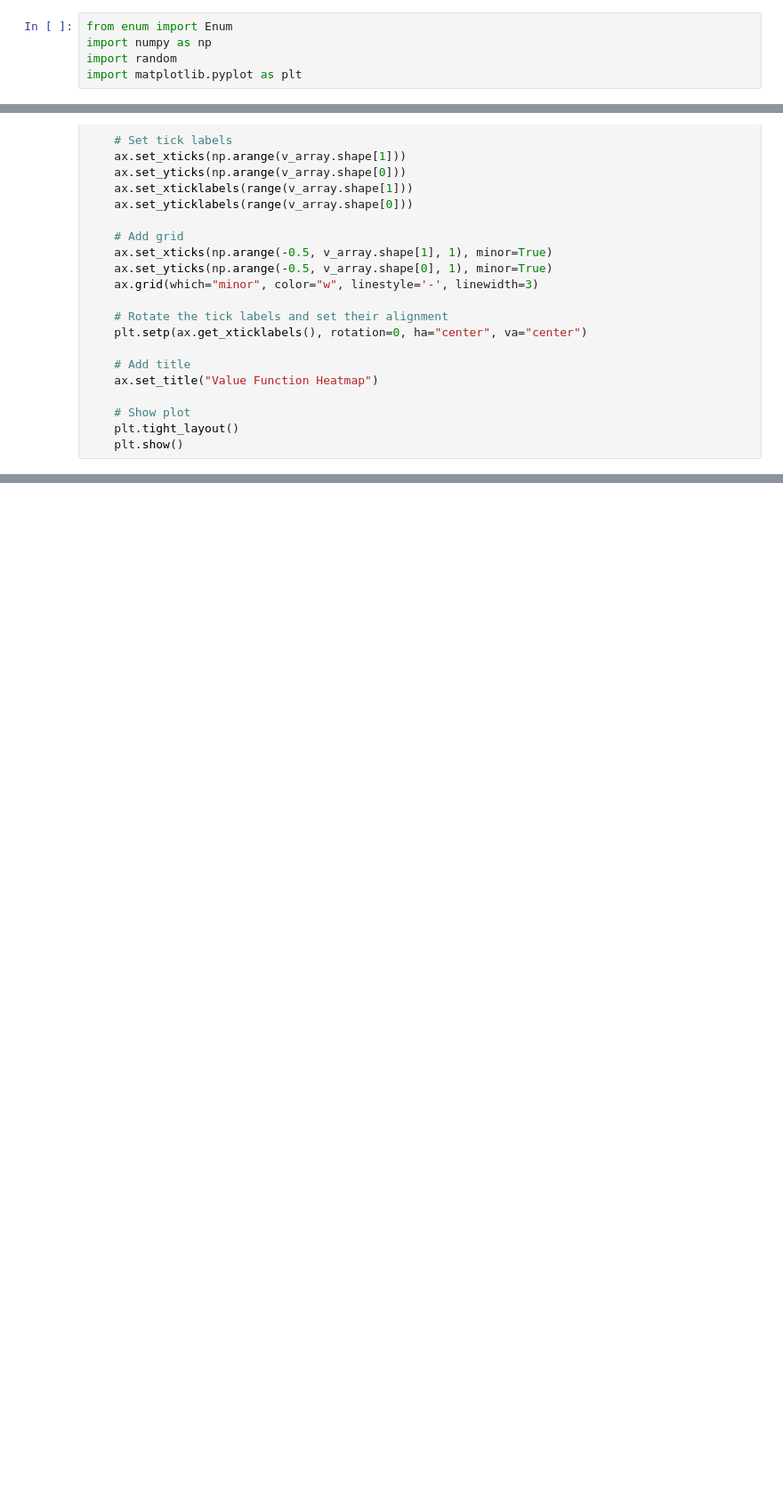
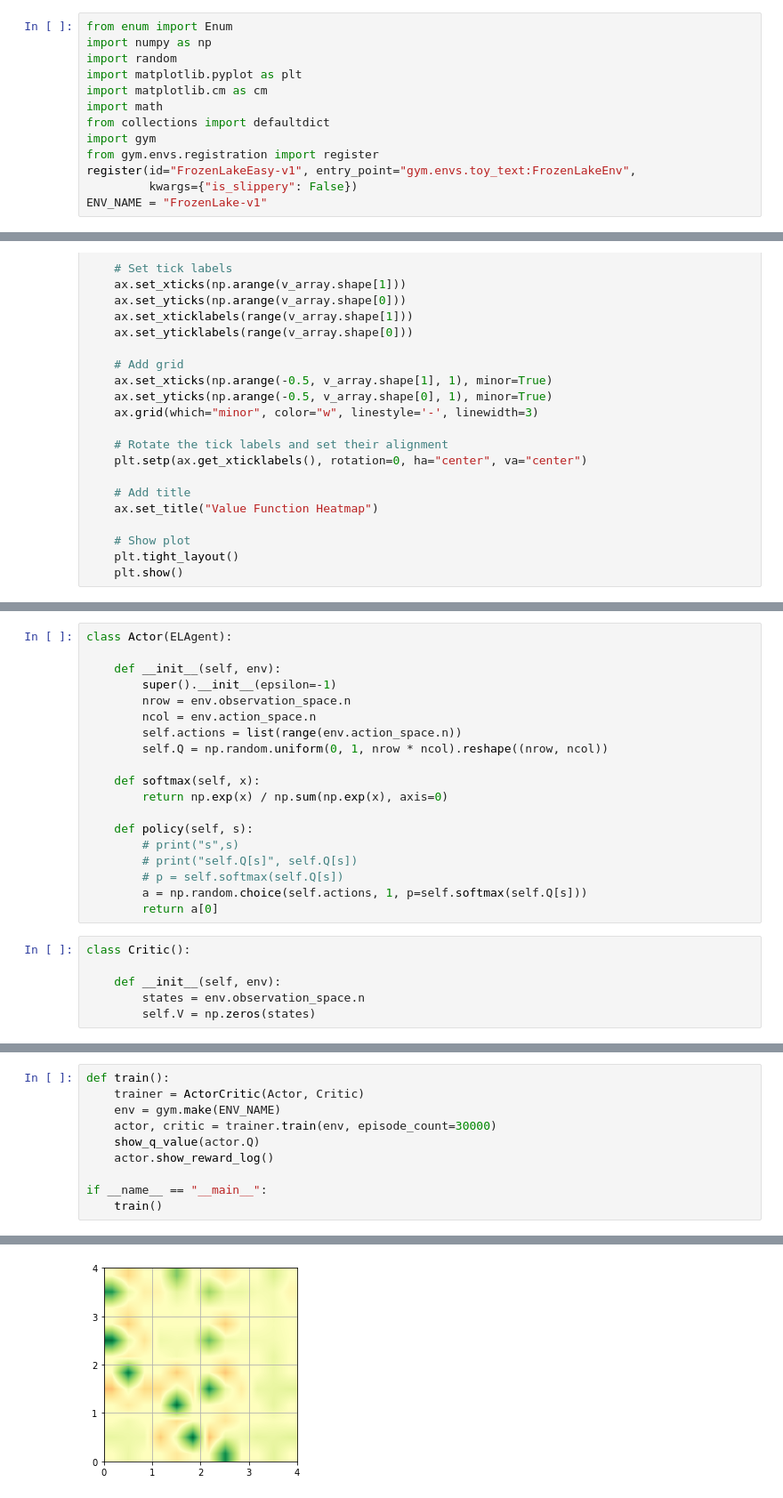
Before and after one commit to ayatemp/RL_Training, a Jupyter notebook: RL_StartUp/Chapter_3/Actor_Critic.ipynb, the cells around one changed output, grey strips where cells are left out. Shown: that part at 89% size. Cells and saved outputs as stored; diff of their text form; blank space fills up the shorter version.

```diff
--- a/RL_StartUp/Chapter_3/Actor_Critic.ipynb
+++ b/RL_StartUp/Chapter_3/Actor_Critic.ipynb
@@ -3,6 +3,14 @@ from enum import Enum
 import numpy as np
 import random
 import matplotlib.pyplot as plt
+import matplotlib.cm as cm
+import math
+from collections import defaultdict
+import gym
+from gym.envs.registration import register
+register(id="FrozenLakeEasy-v1", entry_point="gym.envs.toy_text:FrozenLakeEnv",
+         kwargs={"is_slippery": False})
+ENV_NAME = "FrozenLake-v1"
 # %%
 def visualize_v_grid(v_grid, env):
     fig, ax = plt.subplots(figsize=(10, 8))
@@ -149,0 +172,25 @@ if __name__ == "__main__":
+# %%
+class Actor(ELAgent):
+
+    def __init__(self, env):
+        super().__init__(epsilon=-1)
+        nrow = env.observation_space.n
+        ncol = env.action_space.n
+        self.actions = list(range(env.action_space.n))
+        self.Q = np.random.uniform(0, 1, nrow * ncol).reshape((nrow, ncol))
+
+    def softmax(self, x):
+        return np.exp(x) / np.sum(np.exp(x), axis=0)
+
+    def policy(self, s):
+        # print("s",s)
+        # print("self.Q[s]", self.Q[s])
+        # p = self.softmax(self.Q[s])
+        a = np.random.choice(self.actions, 1, p=self.softmax(self.Q[s]))
+        return a[0]
+# %%
+class Critic():
+
+    def __init__(self, env):
+        states = env.observation_space.n
+        self.V = np.zeros(states)
@@ -149,0 +236,11 @@ if __name__ == "__main__":
+# %%
+def train():
+    trainer = ActorCritic(Actor, Critic)
+    env = gym.make(ENV_NAME)
+    actor, critic = trainer.train(env, episode_count=30000)
+    show_q_value(actor.Q)
+    actor.show_reward_log()
+
+if __name__ == "__main__":
+    train()
+# %% [output]
@@ -149,0 +264 @@ if __name__ == "__main__":
+[figure, added]
```
Also changed, not shown: parts of 7 cells of this notebook.
